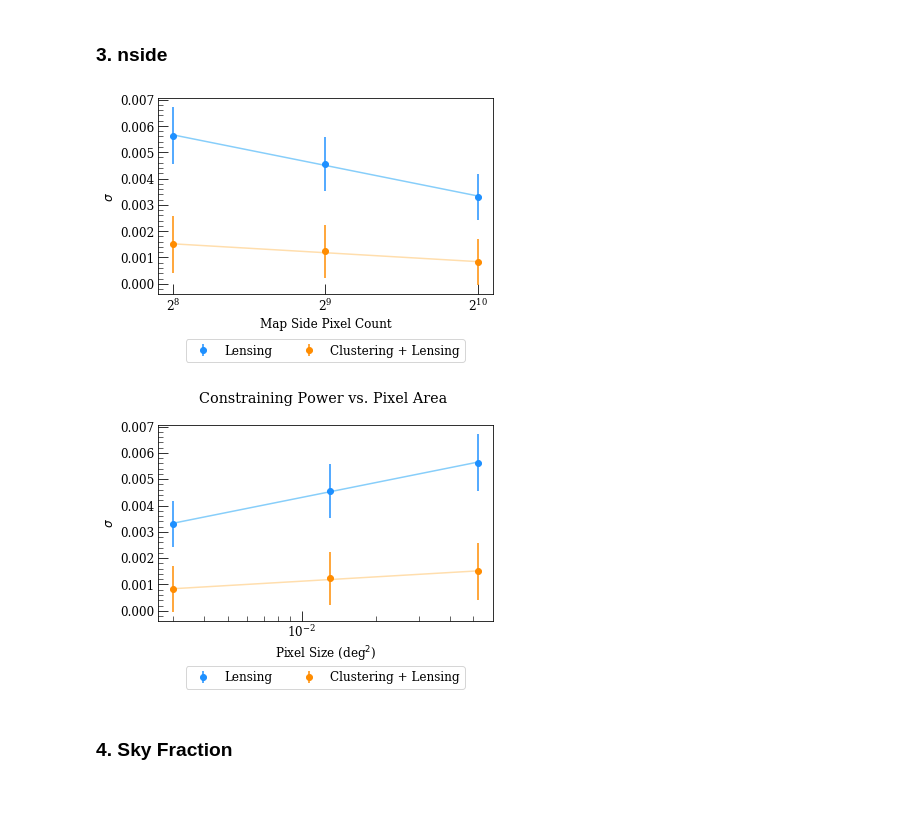
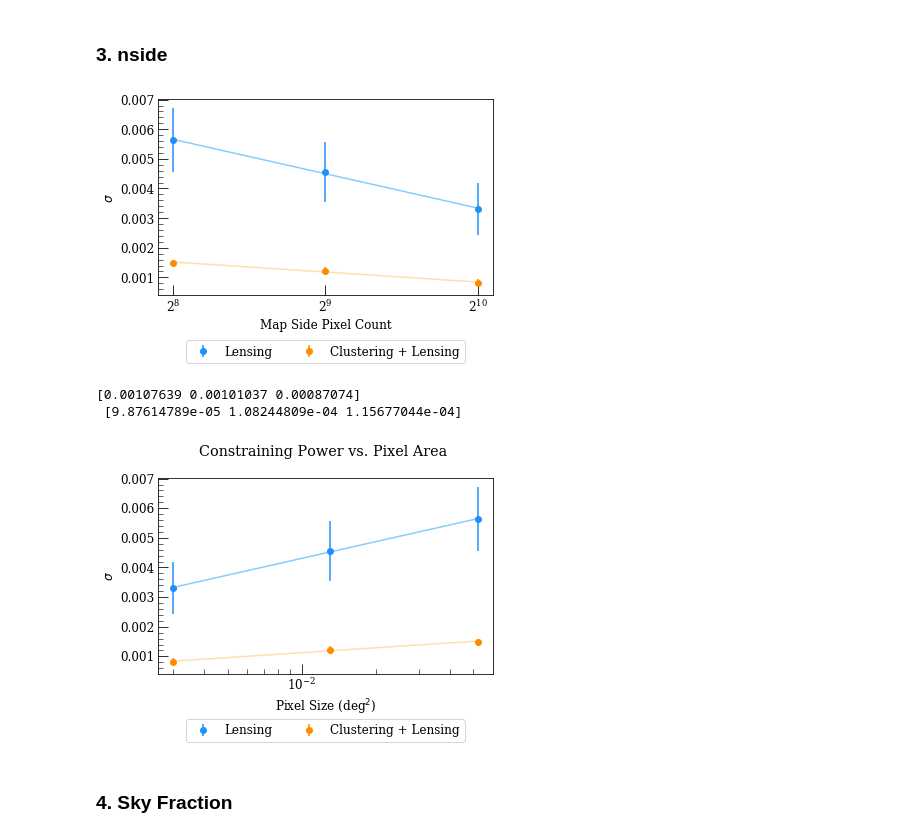
Before and after one commit to joezuntz/mink2, a Jupyter notebook: Test_Plots.ipynb, the cells around one changed output. Cells and saved outputs as stored; diff of their text form; code cells hidden in the pictures; blank space fills up the shorter version.

```diff
--- a/Test_Plots.ipynb
+++ b/Test_Plots.ipynb
@@ -251,30 +267,35 @@ def load_n(path,map_len):
 # %%
 x = log2(np.array(nside_array))
 y1 = load_n(onemap_path,1)[0]
 e1 = load_n(onemap_path,1)[1]
 y2 = load_n(cov_path,2)[0]
 e2 = load_n(cov_path,2)[1]
 
 m1, b1 = np.polyfit(x, y1, 1)
 m2, b2 = np.polyfit(x, y2, 1)
 
 fig = plt.figure()
 ax = plt.subplot(111)
 
 ax.errorbar(nside_array,y1,yerr = e1,fmt='o',color='dodgerblue',ecolor='dodgerblue',label='Lensing')
 ax.plot(nside_array, m1*x + b1, color='lightskyblue')
-ax.errorbar(nside_array,y2,yerr = e1,fmt='o',color='darkorange',ecolor='darkorange',label='Clustering + Lensing')
+ax.errorbar(nside_array,y2,yerr = e2,fmt='o',color='darkorange',ecolor='darkorange',label='Clustering + Lensing')
 ax.plot(nside_array, m2*x + b2,color='navajowhite')
 ax.set_xscale('log',basex=2)
 ax.set_xlabel('Map Side Pixel Count')
 ax.set_ylabel('$\sigma$')
 #ax.set_title('Constraining Power vs. Number of Pixels \n')
 box = ax.get_position()
 ax.set_position([box.x0, box.y0 + box.height * 0.1,box.width, box.height * 0.9])
 ax.legend(loc='upper center', bbox_to_anchor=(0.5, -0.2), fancybox=True, shadow=False, ncol=5)
 plt.show()
 # %% [output]
-[figure, old version]
+[figure, new version]
+# %%
+print(load_n(onemap_path,1)[1],'\n',load_n(cov_path,2)[1])
+# %% [output]
+[0.00107639 0.00101037 0.00087074]
+ [9.87614789e-05 1.08244809e-04 1.15677044e-04]
 # %%
 nside_array1 = [0.052,0.013,0.003]
 
@@ -292,7 +313,7 @@ ax = plt.subplot(111)
 
 ax.errorbar(nside_array1,y1,yerr = e1,fmt='o',color='dodgerblue',ecolor='dodgerblue',label='Lensing')
 ax.plot(nside_array1, m1*x + b1, color='lightskyblue')
-ax.errorbar(nside_array1,y2,yerr = e1,fmt='o',color='darkorange',ecolor='darkorange',label='Clustering + Lensing')
+ax.errorbar(nside_array1,y2,yerr = e2,fmt='o',color='darkorange',ecolor='darkorange',label='Clustering + Lensing')
 ax.plot(nside_array1, m2*x + b2,color='navajowhite')
 ax.set_xscale('log')#,basex=2)
 ax.set_xlabel('Pixel Size (deg$^2$)')
@@ -303,7 +324,7 @@ ax.set_position([box.x0, box.y0 + box.height * 0.1,box.width, box.height * 0.9])
 ax.legend(loc='upper center', bbox_to_anchor=(0.5, -0.2), fancybox=True, shadow=False, ncol=5)
 plt.show()
 # %% [output]
-[figure, old version]
+[figure, new version]
 # %% [markdown]
 ### 4. Sky Fraction
 # %%
```
Also changed, not shown: parts of 8 cells of this notebook.
